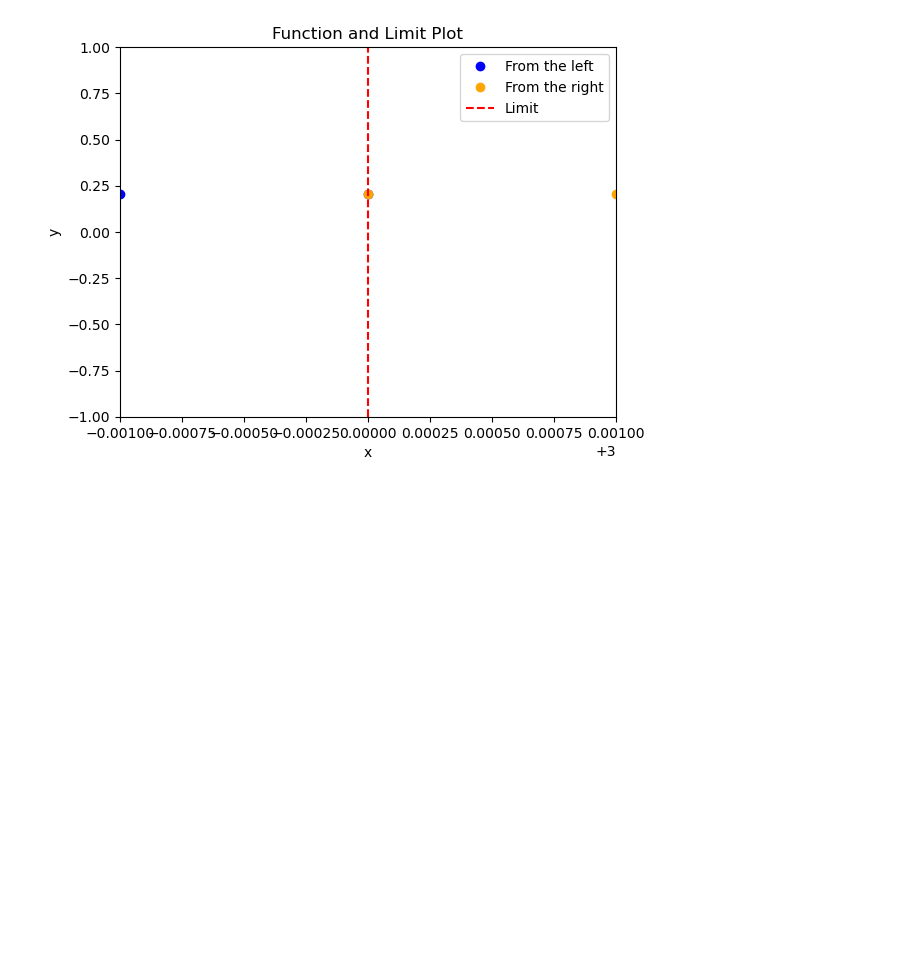
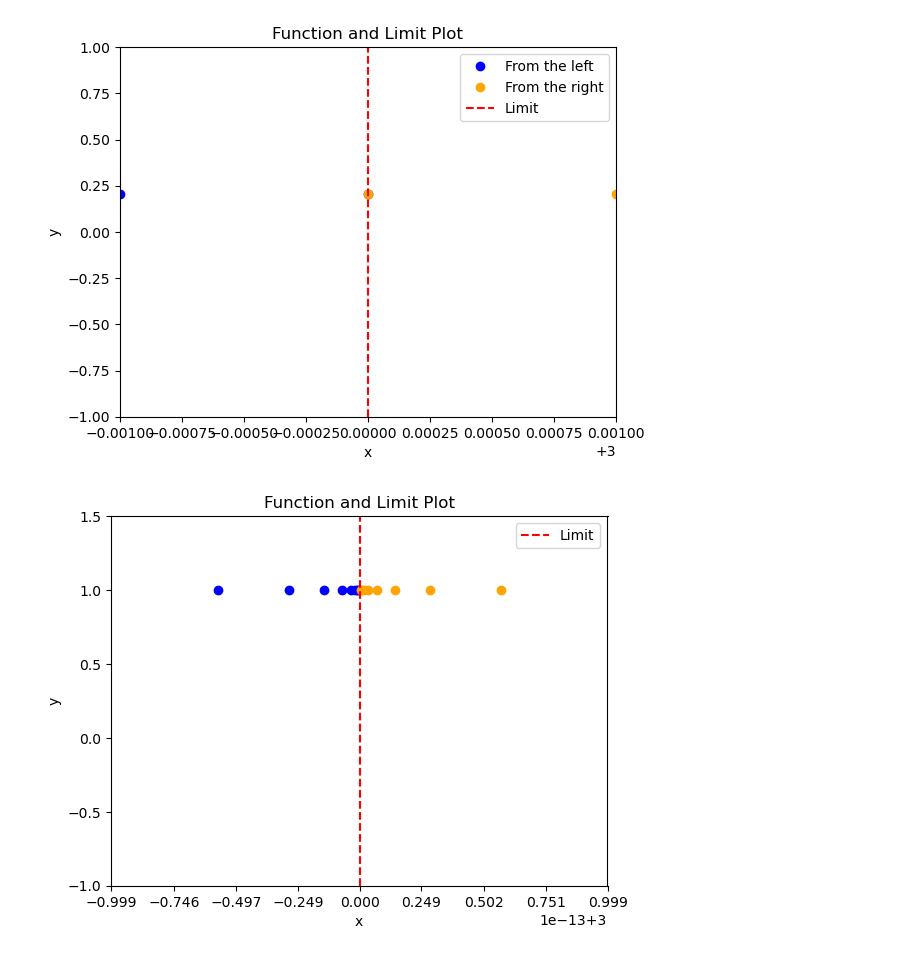
Before and after one commit to matansharon/Calculas, a Jupyter notebook: Section4.ipynb, the cells around one changed output. Saved outputs shown, nothing was run; the diff lists cells and outputs as text; code cells hidden in the pictures; blank space fills up the shorter version.

Commit message:
my sol for the zenos pardox linespacegit add .git add .

```diff
--- a/Section4.ipynb
+++ b/Section4.ipynb
@@ -192,3 +192,37 @@ plt.legend()
 plt.show()
 # %% [output]
 [figure]
+# %%
+def zeno_linespace(start,end,leftright):
+    res=[]
+    curr=start
+    if leftright=='right':
+        while curr>end:
+            res.append(curr)
+            #add to curr half of the distance between curr and end
+            curr=curr-(curr-end)/2
+    else:
+
+        while curr<end:
+            res.append(curr)
+            #add to curr half of the distance between curr and end
+            curr=curr+(end-curr)/2
+
+
+    # print(r)
+    return res
+left=zeno_linespace(2,3,'left')
+right=zeno_linespace(4,3,'right')
+#plot the left and right where left is blue and right is orange
+plt.plot(left,[1]*len(left),'bo')
+plt.plot(right,[1]*len(right),'o',color='orange')
+plt.axvline(x=3, color='r', linestyle='--', label='Limit')
+plt.title('Function and Limit Plot')
+plt.xlabel('x')
+plt.ylabel('y')
+plt.xlim(2.9999999999999, 3.0000000000001)
+plt.ylim(-1, 1.5)
+plt.legend()
+plt.show()
+# %% [output]
+[figure, added]
```
